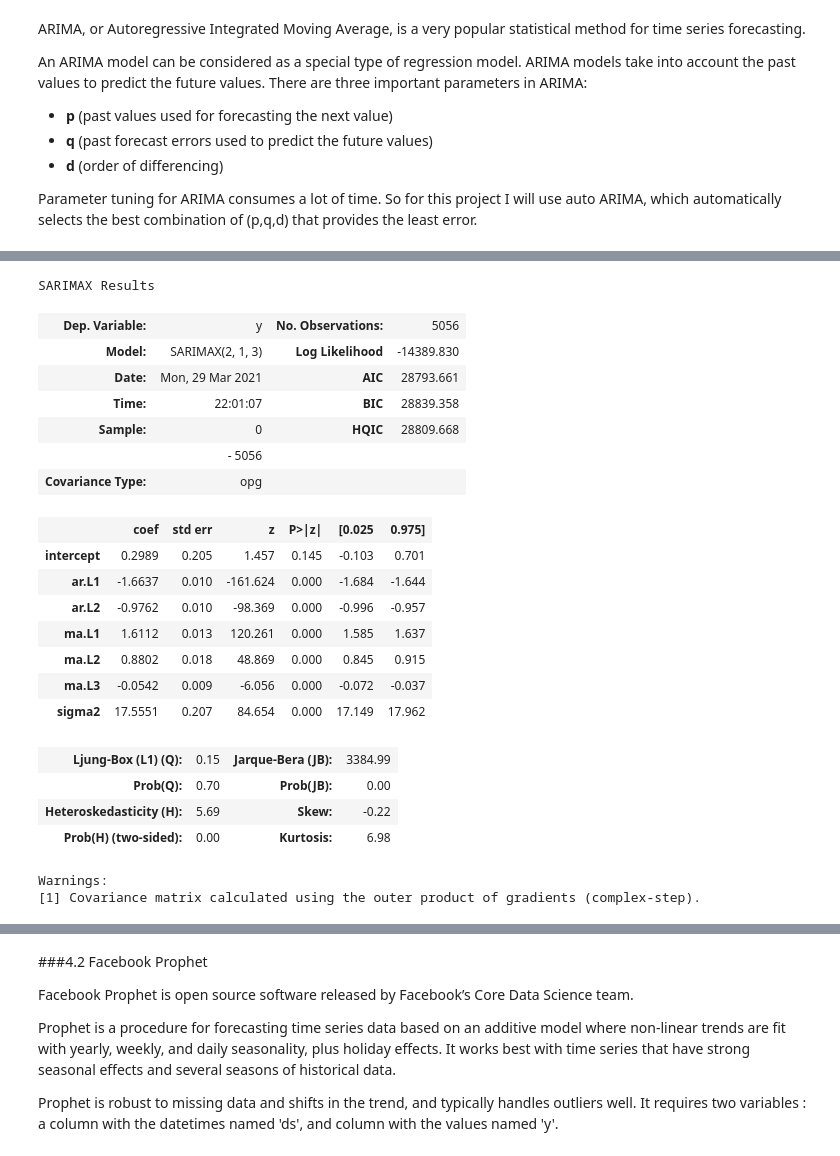
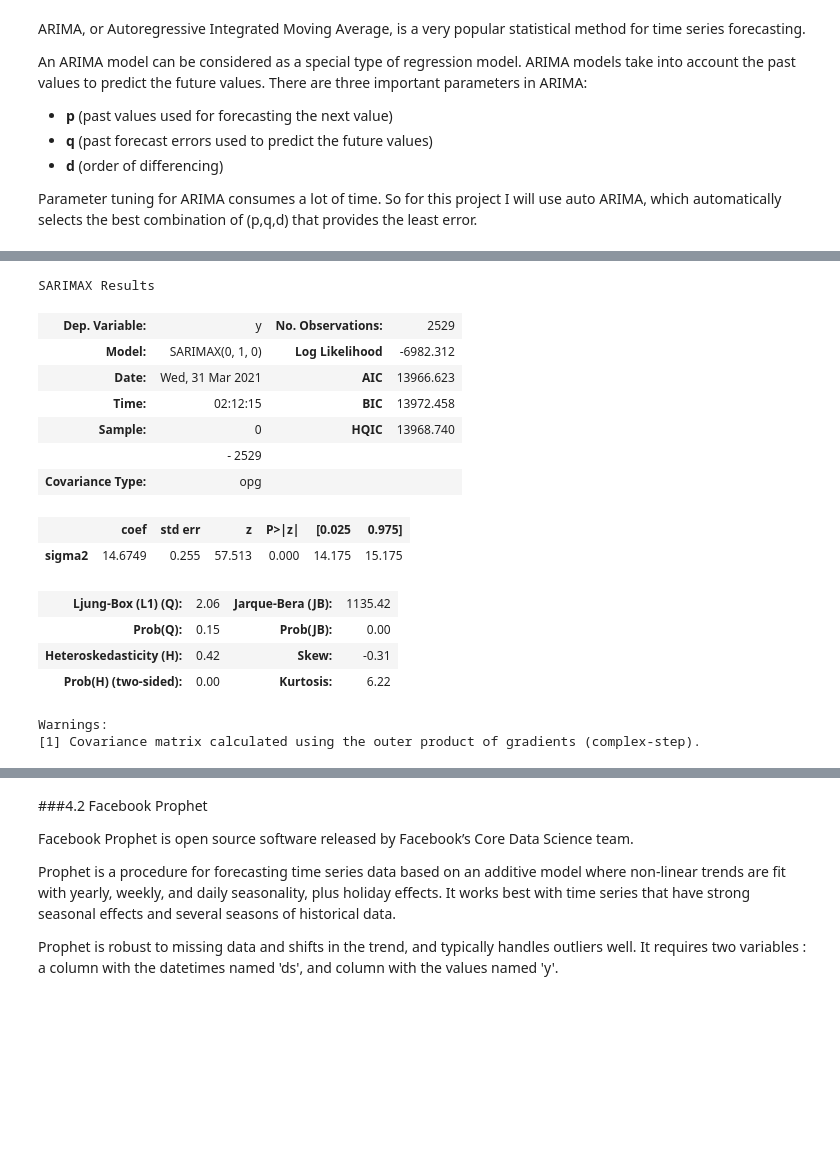
Before and after one commit to Camicb/Copper-Forecasting, a Jupyter notebook: Part_1_Price_Copper_forecasting.ipynb, the cells around one changed output, grey strips where cells are left out. Drawn from its saved outputs; the diff is of its cells as text; code cells hidden in the pictures; blank space fills up the shorter version.

```diff
--- a/Part_1_Price_Copper_forecasting.ipynb
+++ b/Part_1_Price_Copper_forecasting.ipynb
@@ -105,0 +97,4 @@ test_price = price[train_size_price:]  # 10% data
+# %%
+# Resampling data
+price_res = price[price['ds']>='2011-01-01']
+price_res.head()
@@ -105,0 +116,4 @@ test_price = price[train_size_price:]  # 10% data
+# %%
+# Spliting data
+train = price_res[0:-60]
+test = price_res[-60:]
@@ -122,9 +140,15 @@ Parameter tuning for ARIMA consumes a lot of time. So for this project I will us
 # %%
 # Inspecting ARIMA models
 
-train_price.index = train_price['ds']
-test_price.index =test_price['ds']
+train.index = train['ds']
+test.index = test['ds']
 
-model_price = auto_arima(train_price['y'], start_p=1, start_q=1,max_p=5, max_q=5, max_d=5, m=1, max_D=5, trace=True, error_action='ignore', random_state=2021)
+model = auto_arima(train['y'],
+                   start_p=1, start_q=1,
+                   max_p=5, max_q=5,
+                   max_d=5, m=1,
+                   max_D=5, trace=True,
+                   error_action='ignore',
+                   random_state=2021)
 # %% [output]
 Performing stepwise search to minimize aic
@@ -147,27 +163,21 @@ Total fit time: 82.192 seconds
 # %%
 # Model selection
-model_price.summary()
+model.summary()
 # %% [output]
 SARIMAX Results
-| Dep. Variable: | y | No. Observations: | 5056 |
-| Model: | SARIMAX(2, 1, 3) | Log Likelihood | -14389.830 |
-| Date: | Mon, 29 Mar 2021 | AIC | 28793.661 |
-| Time: | 22:01:07 | BIC | 28839.358 |
-| Sample: | 0 | HQIC | 28809.668 |
-|  | - 5056 |  |  |
+| Dep. Variable: | y | No. Observations: | 2529 |
+| Model: | SARIMAX(0, 1, 0) | Log Likelihood | -6982.312 |
+| Date: | Wed, 31 Mar 2021 | AIC | 13966.623 |
+| Time: | 02:12:15 | BIC | 13972.458 |
+| Sample: | 0 | HQIC | 13968.740 |
+|  | - 2529 |  |  |
 | Covariance Type: | opg |  |  |
 |  | coef | std err | z | P>|z| | [0.025 | 0.975] |
-| intercept | 0.2989 | 0.205 | 1.457 | 0.145 | -0.103 | 0.701 |
-| ar.L1 | -1.6637 | 0.010 | -161.624 | 0.000 | -1.684 | -1.644 |
-| ar.L2 | -0.9762 | 0.010 | -98.369 | 0.000 | -0.996 | -0.957 |
-| ma.L1 | 1.6112 | 0.013 | 120.261 | 0.000 | 1.585 | 1.637 |
-| ma.L2 | 0.8802 | 0.018 | 48.869 | 0.000 | 0.845 | 0.915 |
-| ma.L3 | -0.0542 | 0.009 | -6.056 | 0.000 | -0.072 | -0.037 |
-| sigma2 | 17.5551 | 0.207 | 84.654 | 0.000 | 17.149 | 17.962 |
+| sigma2 | 14.6749 | 0.255 | 57.513 | 0.000 | 14.175 | 15.175 |
-| Ljung-Box (L1) (Q): | 0.15 | Jarque-Bera (JB): | 3384.99 |
-| Prob(Q): | 0.70 | Prob(JB): | 0.00 |
-| Heteroskedasticity (H): | 5.69 | Skew: | -0.22 |
-| Prob(H) (two-sided): | 0.00 | Kurtosis: | 6.98 |
+| Ljung-Box (L1) (Q): | 2.06 | Jarque-Bera (JB): | 1135.42 |
+| Prob(Q): | 0.15 | Prob(JB): | 0.00 |
+| Heteroskedasticity (H): | 0.42 | Skew: | -0.31 |
+| Prob(H) (two-sided): | 0.00 | Kurtosis: | 6.22 |
 Warnings:
 [1] Covariance matrix calculated using the outer product of gradients (complex-step).
 # %%
```
Also changed, not shown: parts of 24 cells of this notebook.
